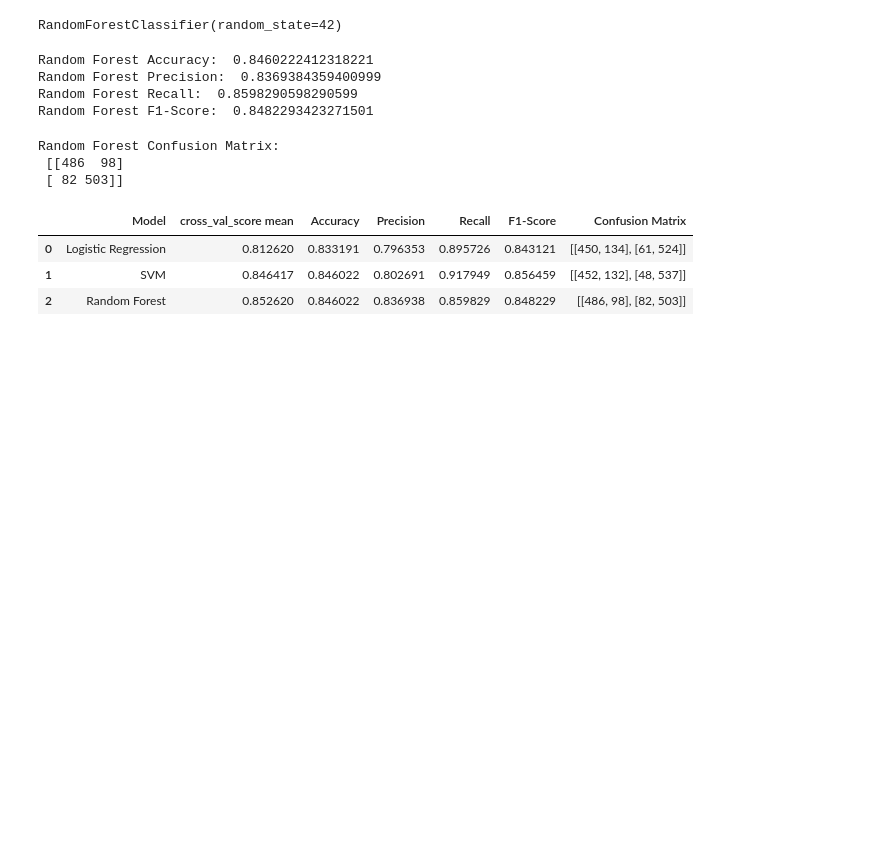
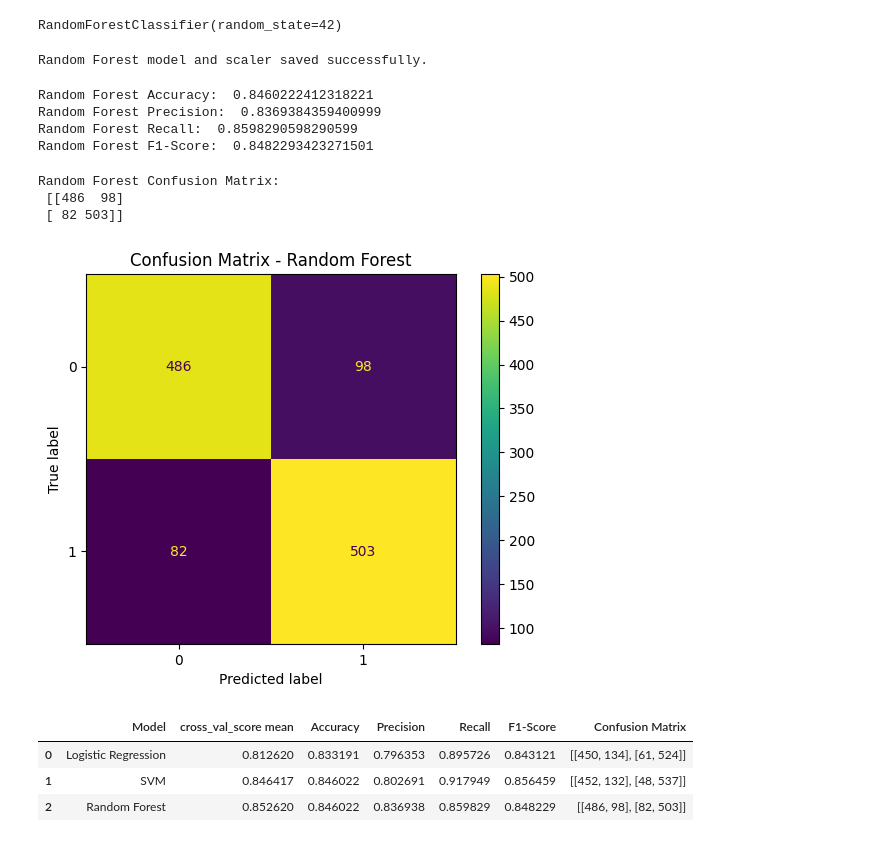
Before and after one commit to Ramadas7/Spotify-Hit-Predictor, a Jupyter notebook: notebook/spotify_hit_prediction.ipynb, the cells around one changed output. Saved outputs shown, nothing was run; the diff lists cells and outputs as text; code cells hidden in the pictures; blank space fills up the shorter version.

```diff
--- a/notebook/spotify_hit_prediction.ipynb
+++ b/notebook/spotify_hit_prediction.ipynb
@@ -596,6 +608,14 @@ Random Forest Accuracy:  0.8526203208556149
 rf.fit(X_train, y_train)
 # %% [output]
 RandomForestClassifier(random_state=42)
+# %%
+import joblib
+joblib.dump(rf, "C:\\Users\\kotip\\Desktop\\Spotify_Hit _Prediction\\models\\random_forest_model.pkl")
+joblib.dump(sc, "C:\\Users\\kotip\\Desktop\\Spotify_Hit _Prediction\\models\\scaler.pkl")
+
+print("Random Forest model and scaler saved successfully.")
+# %% [output]
+Random Forest model and scaler saved successfully.
 # %%
 y_pred_rf=rf.predict(X_test)
 # %%
@@ -616,10 +636,16 @@ Random Forest F1-Score:  0.8482293423271501
 # %%
 cm_rf=confusion_matrix(y_test, y_pred_rf)
 print("Random Forest Confusion Matrix:\n", cm_rf)
+disp=ConfusionMatrixDisplay(confusion_matrix=cm_rf)
+disp.plot()
+plt.title("Confusion Matrix - Random Forest")
+plt.savefig("C:\\Users\\kotip\\Desktop\\Spotify_Hit _Prediction\\results\\confusion_matrices\\confusion_matrix_rf.png", dpi=300, bbox_inches='tight')
+plt.show()
 # %% [output]
 Random Forest Confusion Matrix:
  [[486  98]
  [ 82 503]]
+[figure, added]
 # %%
 results.append({
     'Model': 'Random Forest',
```
Also changed, not shown: parts of 8 cells of this notebook, 5 other files.
